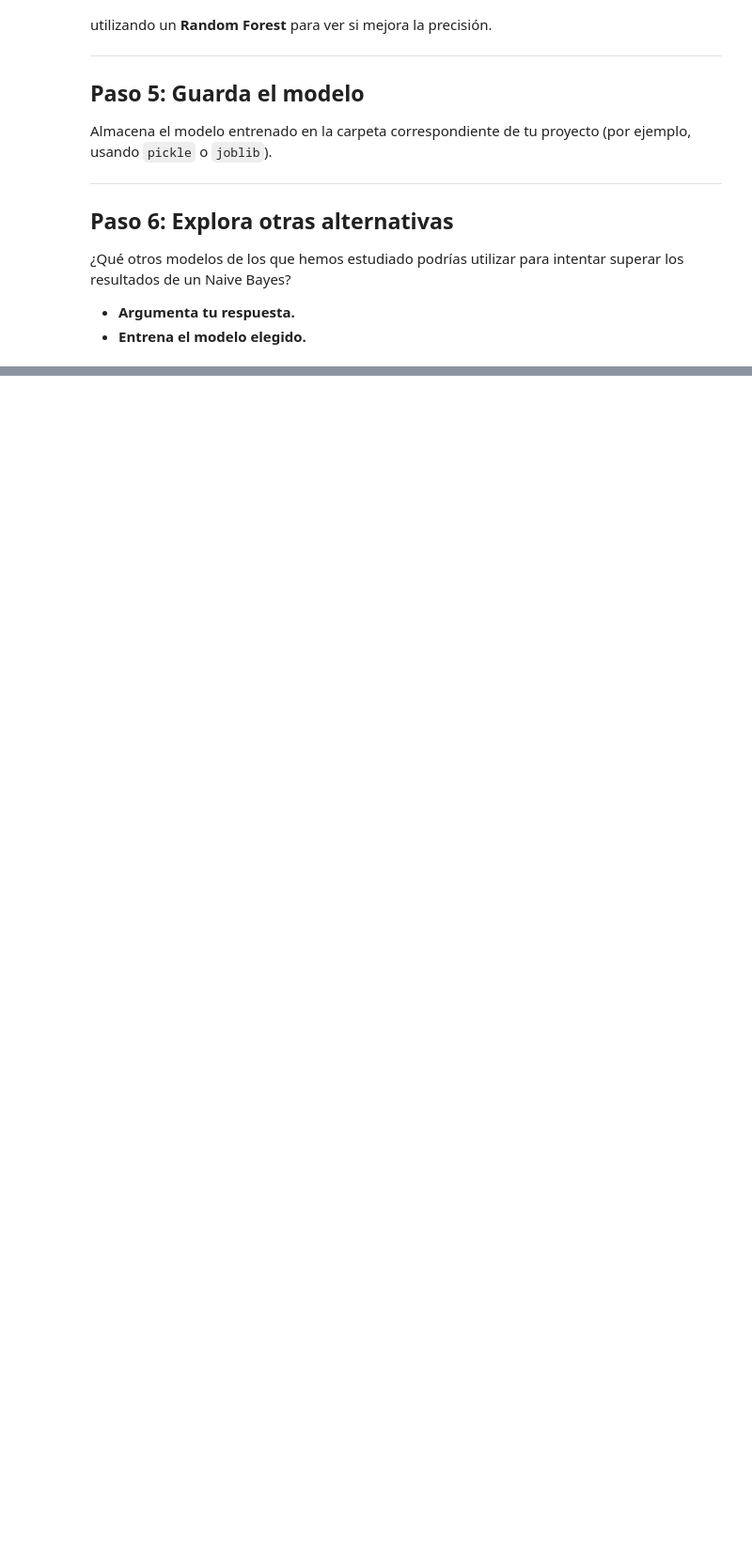
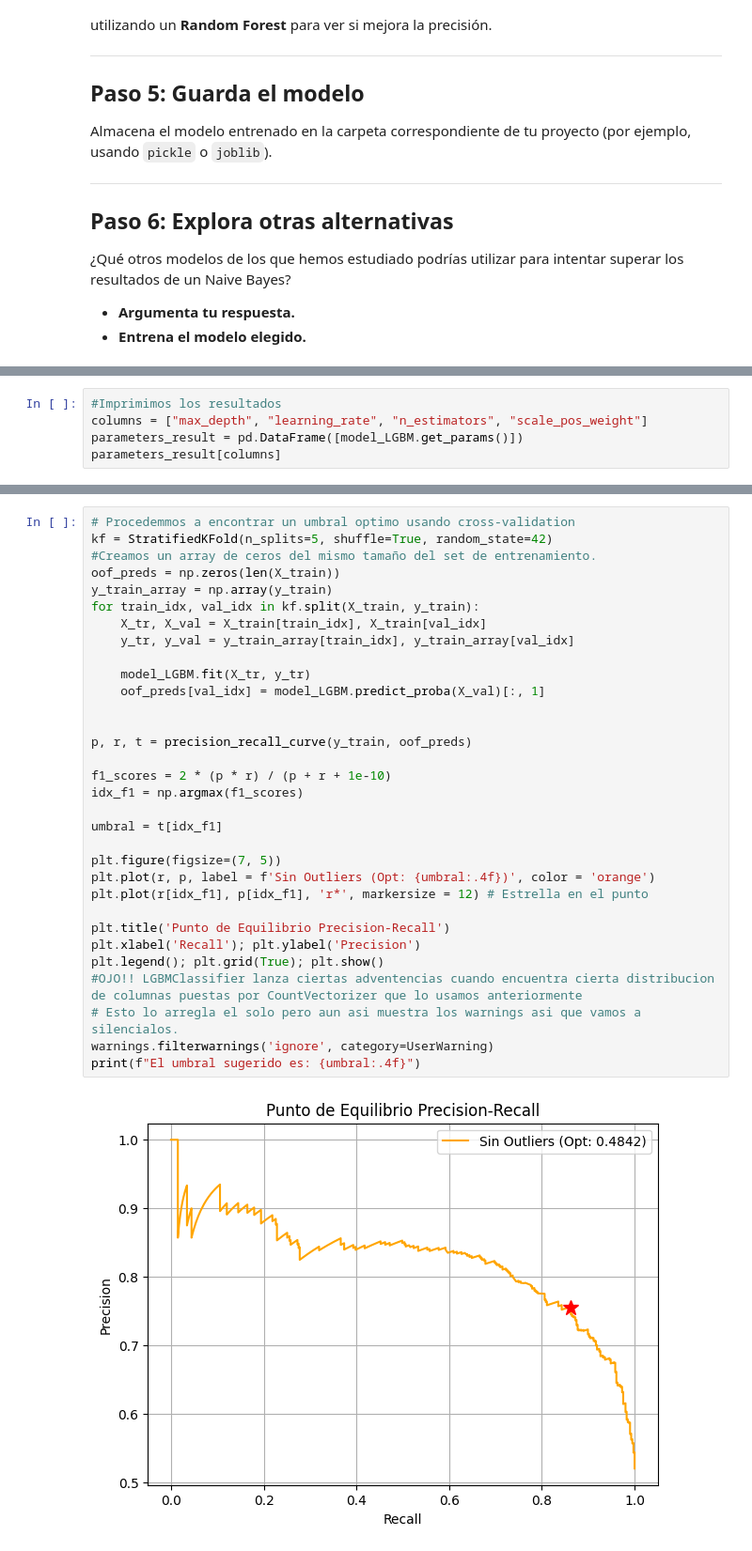
Before and after one commit to 4GeeksAcademy/andrupax94-intro-ml, a Jupyter notebook: src/07-naive-bayes-playstore-reviews.ipynb, the cells around one changed output, grey strips where cells are left out. Shown at 94% size. Drawn from its saved outputs; the diff is of its cells as text; blank space fills up the shorter version.

```diff
--- a/src/07-naive-bayes-playstore-reviews.ipynb
+++ b/src/07-naive-bayes-playstore-reviews.ipynb
@@ -71,0 +394,5 @@ Almacena el modelo entrenado en la carpeta correspondiente de tu proyecto (por e
+# %%
+#Imprimimos los resultados
+columns = ["max_depth", "learning_rate", "n_estimators", "scale_pos_weight"]
+parameters_result = pd.DataFrame([model_LGBM.get_params()])
+parameters_result[columns]
@@ -71,0 +456,34 @@ Almacena el modelo entrenado en la carpeta correspondiente de tu proyecto (por e
+# %%
+# Procedemmos a encontrar un umbral optimo usando cross-validation
+kf = StratifiedKFold(n_splits=5, shuffle=True, random_state=42)
+#Creamos un array de ceros del mismo tamaño del set de entrenamiento.
+oof_preds = np.zeros(len(X_train))
+y_train_array = np.array(y_train)
+for train_idx, val_idx in kf.split(X_train, y_train):
+    X_tr, X_val = X_train[train_idx], X_train[val_idx]
+    y_tr, y_val = y_train_array[train_idx], y_train_array[val_idx]
+
+    model_LGBM.fit(X_tr, y_tr)
+    oof_preds[val_idx] = model_LGBM.predict_proba(X_val)[:, 1]
+
+
+p, r, t = precision_recall_curve(y_train, oof_preds)
+
+f1_scores = 2 * (p * r) / (p + r + 1e-10)
+idx_f1 = np.argmax(f1_scores)
+
+umbral = t[idx_f1]
+
+plt.figure(figsize=(7, 5))
+plt.plot(r, p, label = f'Sin Outliers (Opt: {umbral:.4f})', color = 'orange')
+plt.plot(r[idx_f1], p[idx_f1], 'r*', markersize = 12) # Estrella en el punto
+
+plt.title('Punto de Equilibrio Precision-Recall')
+plt.xlabel('Recall'); plt.ylabel('Precision')
+plt.legend(); plt.grid(True); plt.show()
+#OJO!! LGBMClassifier lanza ciertas adventencias cuando encuentra cierta distribucion de columnas puestas por CountVectorizer que lo usamos anteriormente
+# Esto lo arregla el solo pero aun asi muestra los warnings asi que vamos a silencialos.
+warnings.filterwarnings('ignore', category=UserWarning)
+print(f"El umbral sugerido es: {umbral:.4f}")
+# %% [output]
+[figure, added]
```
Also changed, not shown: parts of 32 cells of this notebook, 3 other files.
